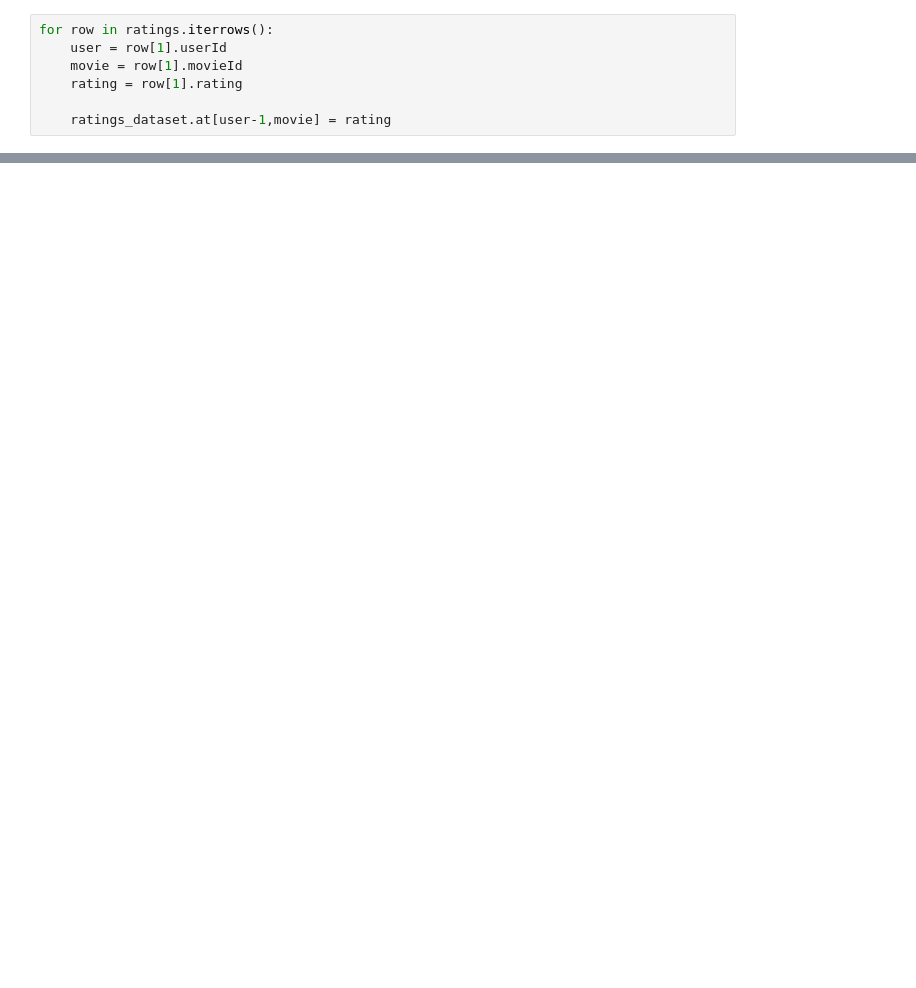
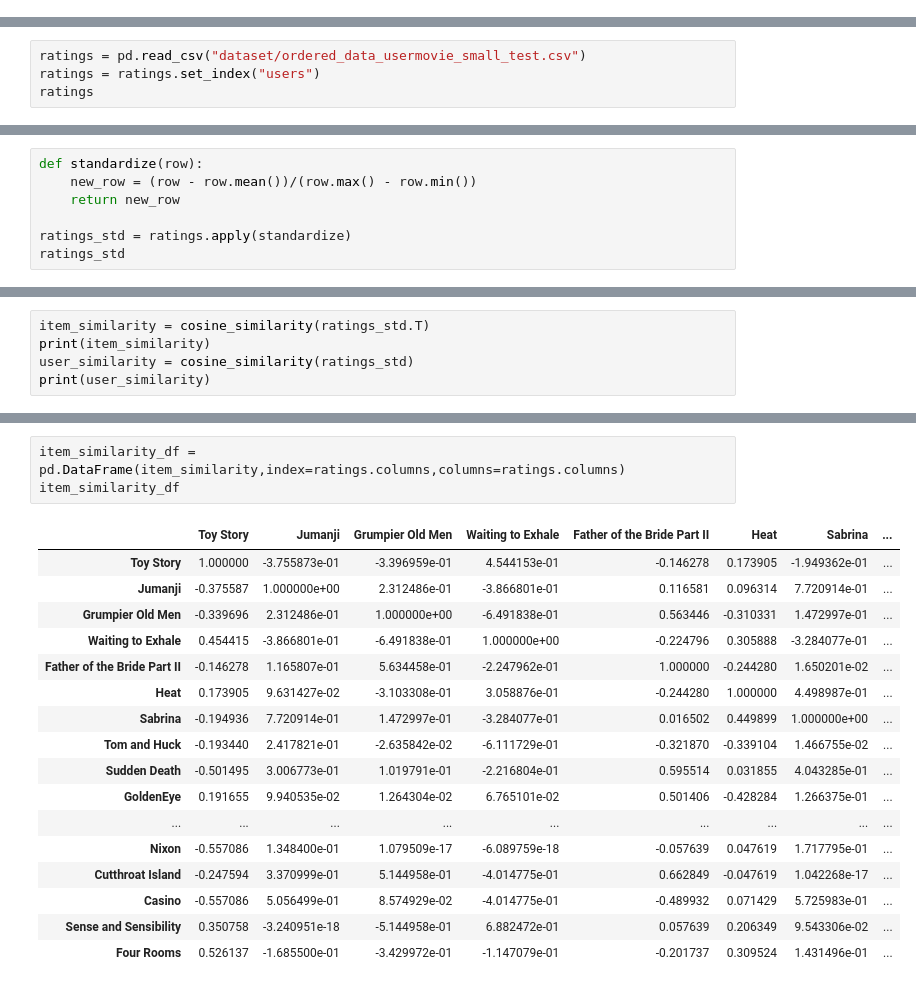
Before and after one commit to mhAbidi/collaborative_recommendation_imdb, a Jupyter notebook: Collaborative Filter Recommendation/collaborative_recommendation.ipynb, the cells around one changed output, grey strips where cells are left out. Cells and saved outputs as stored; diff of their text form; blank space fills up the shorter version.

```diff
--- a/Collaborative Filter Recommendation/collaborative_recommendation.ipynb
+++ b/Collaborative Filter Recommendation/collaborative_recommendation.ipynb
@@ -64,7 +0,0 @@ ratings_dataset
-# %%
-for row in ratings.iterrows():
-    user = row[1].userId
-    movie = row[1].movieId
-    rating = row[1].rating
-
-    ratings_dataset.at[user-1,movie] = rating
@@ -198,0 +5,4 @@ Name: 5, Length: 9724, dtype: float64
+# %%
+ratings = pd.read_csv("dataset/ordered_data_usermovie_small_test.csv")
+ratings = ratings.set_index("users")
+ratings
@@ -198,0 +22,7 @@ Name: 5, Length: 9724, dtype: float64
+# %%
+def standardize(row):
+    new_row = (row - row.mean())/(row.max() - row.min())
+    return new_row
+
+ratings_std = ratings.apply(standardize)
+ratings_std
@@ -198,0 +42,5 @@ Name: 5, Length: 9724, dtype: float64
+# %%
+item_similarity = cosine_similarity(ratings_std.T)
+print(item_similarity)
+user_similarity = cosine_similarity(ratings_std)
+print(user_similarity)
@@ -198,0 +65,21 @@ Name: 5, Length: 9724, dtype: float64
+# %%
+item_similarity_df = pd.DataFrame(item_similarity,index=ratings.columns,columns=ratings.columns)
+item_similarity_df
+# %% [output]
+|  | Toy Story | Jumanji | Grumpier Old Men | Waiting to Exhale | Father of the Bride Part II | Heat | Sabrina | ... |
+| Toy Story | 1.000000 | -3.755873e-01 | -3.396959e-01 | 4.544153e-01 | -0.146278 | 0.173905 | -1.949362e-01 | ... |
+| Jumanji | -0.375587 | 1.000000e+00 | 2.312486e-01 | -3.866801e-01 | 0.116581 | 0.096314 | 7.720914e-01 | ... |
+| Grumpier Old Men | -0.339696 | 2.312486e-01 | 1.000000e+00 | -6.491838e-01 | 0.563446 | -0.310331 | 1.472997e-01 | ... |
+| Waiting to Exhale | 0.454415 | -3.866801e-01 | -6.491838e-01 | 1.000000e+00 | -0.224796 | 0.305888 | -3.284077e-01 | ... |
+| Father of the Bride Part II | -0.146278 | 1.165807e-01 | 5.634458e-01 | -2.247962e-01 | 1.000000 | -0.244280 | 1.650201e-02 | ... |
+| Heat | 0.173905 | 9.631427e-02 | -3.103308e-01 | 3.058876e-01 | -0.244280 | 1.000000 | 4.498987e-01 | ... |
+| Sabrina | -0.194936 | 7.720914e-01 | 1.472997e-01 | -3.284077e-01 | 0.016502 | 0.449899 | 1.000000e+00 | ... |
+| Tom and Huck | -0.193440 | 2.417821e-01 | -2.635842e-02 | -6.111729e-01 | -0.321870 | -0.339104 | 1.466755e-02 | ... |
+| Sudden Death | -0.501495 | 3.006773e-01 | 1.019791e-01 | -2.216804e-01 | 0.595514 | 0.031855 | 4.043285e-01 | ... |
+| GoldenEye | 0.191655 | 9.940535e-02 | 1.264304e-02 | 6.765101e-02 | 0.501406 | -0.428284 | 1.266375e-01 | ... |
+| ... | ... | ... | ... | ... | ... | ... | ... | ... |
+| Nixon | -0.557086 | 1.348400e-01 | 1.079509e-17 | -6.089759e-18 | -0.057639 | 0.047619 | 1.717795e-01 | ... |
+| Cutthroat Island | -0.247594 | 3.370999e-01 | 5.144958e-01 | -4.014775e-01 | 0.662849 | -0.047619 | 1.042268e-17 | ... |
+| Casino | -0.557086 | 5.056499e-01 | 8.574929e-02 | -4.014775e-01 | -0.489932 | 0.071429 | 5.725983e-01 | ... |
+| Sense and Sensibility | 0.350758 | -3.240951e-18 | -5.144958e-01 | 6.882472e-01 | 0.057639 | 0.206349 | 9.543306e-02 | ... |
+| Four Rooms | 0.526137 | -1.685500e-01 | -3.429972e-01 | -1.147079e-01 | -0.201737 | 0.309524 | 1.431496e-01 | ... |
```
Also changed, not shown: parts of 34 cells of this notebook, 2 other files.
